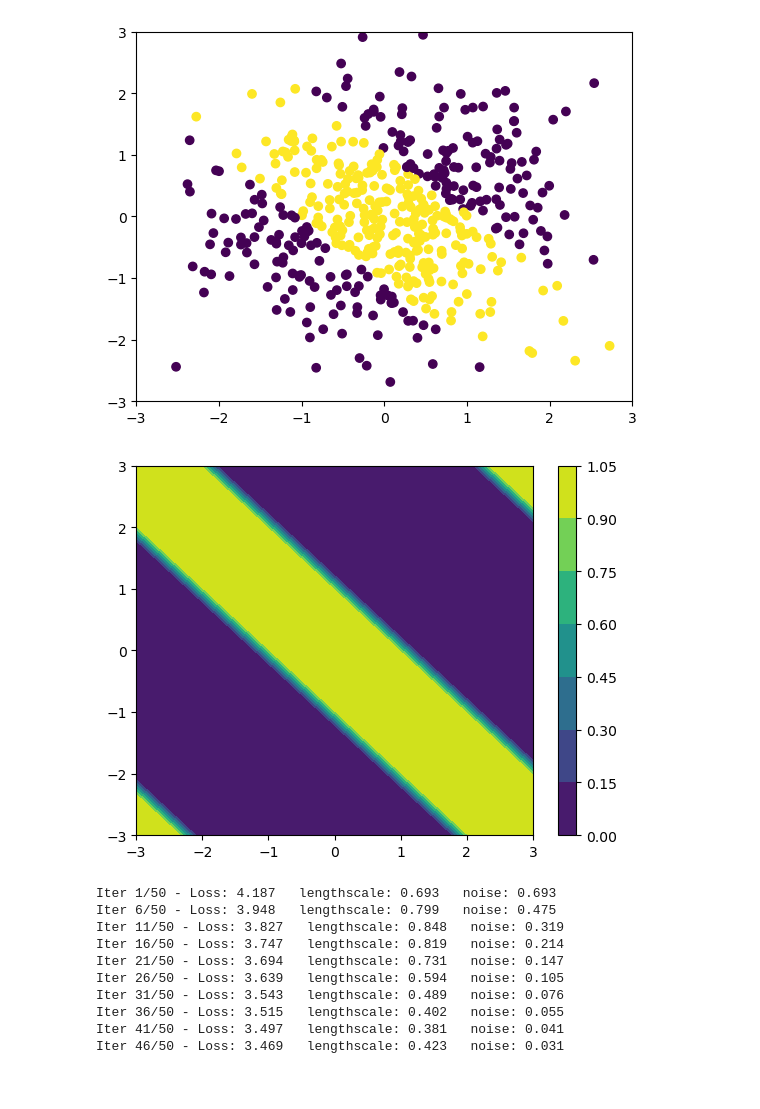
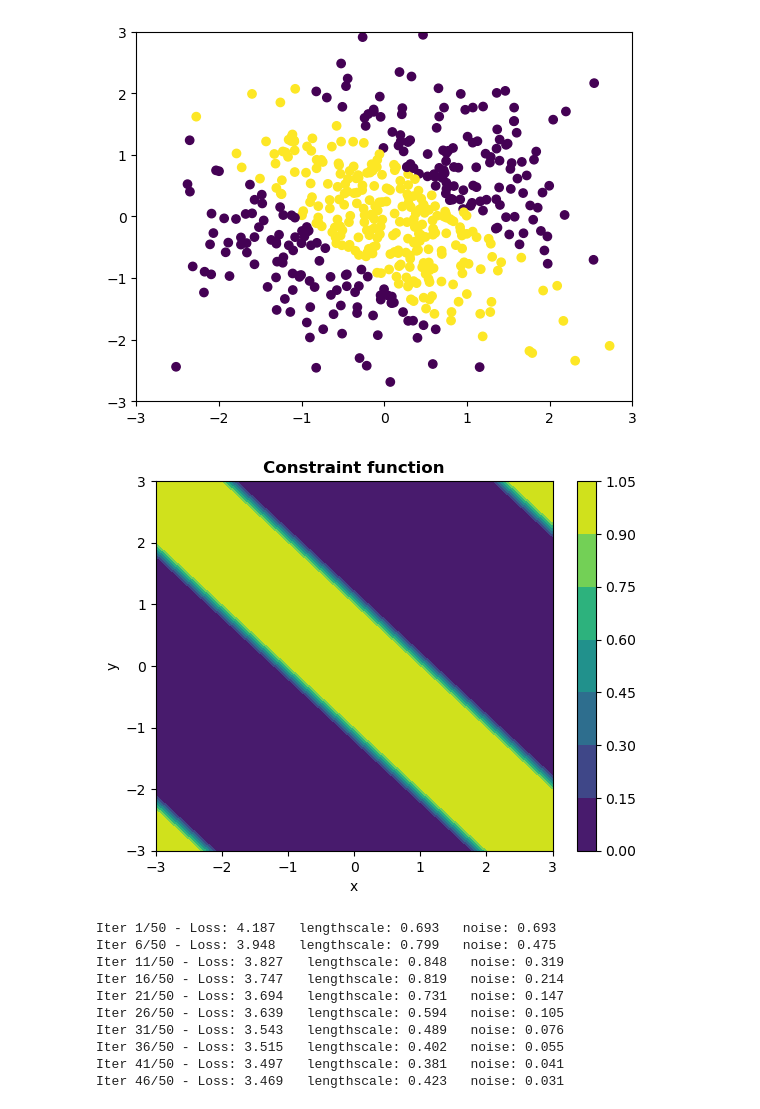
Before and after one commit to gourav-k/sprayable-hydrogels, a Jupyter notebook: Toy_problem/gpytorch_classification_toyProblem.ipynb, the cells around one changed output. Saved outputs shown, nothing was run; the diff lists cells and outputs as text; code cells hidden in the pictures.

```diff
--- a/Toy_problem/gpytorch_classification_toyProblem.ipynb
+++ b/Toy_problem/gpytorch_classification_toyProblem.ipynb
@@ -43,10 +43,14 @@ test_labels = torch.heaviside(test_latent - 0.5, torch.zeros(test_latent.shape))
 test_y = test_labels.view(-1)
 # %%
 plt.contourf(test_x_mat.numpy(), test_y_mat.numpy(), test_labels.numpy())
+plt.xlabel("x")
+plt.ylabel("y")
+plt.title("Constraint function", fontweight='bold')
 plt.colorbar()
+plt.savefig("images/const_fun_original.png", dpi=300)
 plt.show()
 # %% [output]
-[figure, old version]
+[figure, new version]
 # %%
 from gpytorch.models import ExactGP
 from gpytorch.likelihoods import DirichletClassificationLikelihood
```
Also changed, not shown: 2 other files.
